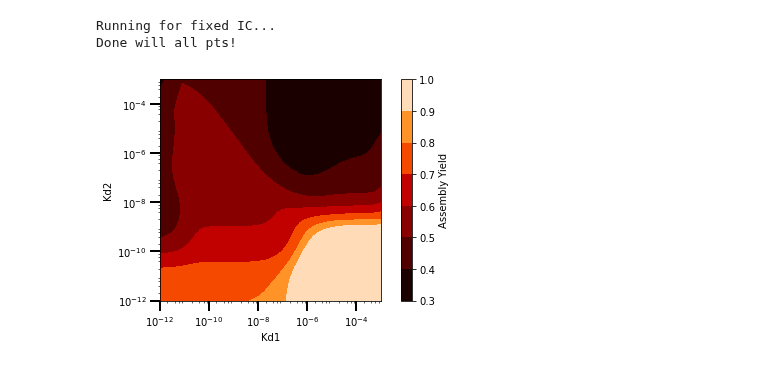
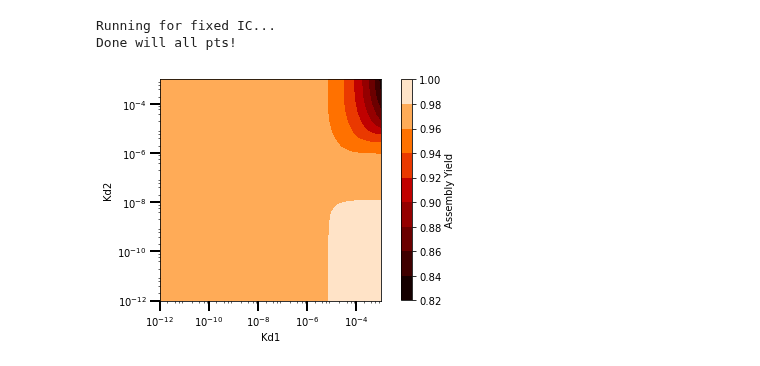
Before and after one commit to llagunes-324B21/Persephone_SR, a Jupyter notebook: May_2022/LL_SR_05_2022.ipynb, the cells around one changed output. Drawn from its saved outputs; the diff is of its cells as text; code cells hidden in the pictures.

Commit message:
plot kd1 vs kd2 heatmap -LL

```diff
--- a/May_2022/LL_SR_05_2022.ipynb
+++ b/May_2022/LL_SR_05_2022.ipynb
@@ -1025,8 +1025,8 @@ Done will all pts!
 # --- PARAMETERS ---
 # List of fixed parameters
 kOn = 10**6
-δ = 0 # degradation rate parameter
-Q = 0 # synthesis rate parameter
+δ_main = 2.8*10**-4 # degradation parameter term
+δ = δ_main # synthesis parameter
 IC_val = 4*10**-6
 # other parameters
 tEnd = 86400 # 24hrs
@@ -1060,7 +1060,8 @@ for kd2ind in range(0,nKdspts): # for each IC
         #AY_valStr = Yn_1[-1];
         AY_valStr = Yn_1;
         #print("IC= " + str(icVal) + " , Kd2= " + str(kd2_val) + " , AY= " +  str(AY_valStr))
-        kd1_kd2_AY_mat[kd1ind][kd2ind] = AY_valStr # IC on x-axis, Kd on y-axis
+        #kd1_kd2_AY_mat[kd1ind][kd2ind] = AY_valStr # IC on x-axis, Kd on y-axis
+        kd1_kd2_AY_mat[kd2ind][kd1ind] = AY_valStr
 
 print("Done will all pts!")
 #print(kd1_kd2_AY_mat)
@@ -1071,32 +1072,34 @@ Done will all pts!
 # --- plot heatmaps ---
 # Prep for plotting the heatmap
 
-AYmatPlt = np.flipud(kd1_kd2_AY_mat)
+#AYmatPlt = np.flipud(kd1_kd2_AY_mat)
+#AYmatPlt = np.fliplr(np.flipud(kd1_kd2_AY_mat))
+AYmatPlt=kd1_kd2_AY_mat
 
 fig, ax = plt.subplots()
 # im = ax.imshow(AYmatPlt)
 CS = ax.contourf(allKd2, allKd1, AYmatPlt,cmap=plt.cm.gist_heat)
 cbar = fig.colorbar(CS)
 cbar.ax.set_ylabel('Assembly Yield')
 
 ax.set_xscale('log')
 ax.set_yscale('log')
 ax.set_aspect('equal')
 
 # get ticks on log scale
 ax.tick_params(axis="x", direction="out", length=10, width=2, color="black")
 ax.tick_params(axis="y", direction="out", length=10, width=2, color="black")
 
 locmin = matplotlib.ticker.LogLocator(base=10.0,subs=(0.2,0.4,0.6,0.8),numticks=12)
 ax.xaxis.set_minor_locator(locmin); ax.yaxis.set_minor_locator(locmin)
 ax.yaxis.set_minor_formatter(matplotlib.ticker.NullFormatter())
 
 ax.set_xlabel('Kd1', fontsize=10)
 ax.set_ylabel('Kd2', fontsize=10)
 
 # plt.show()
 # save figure
 plt.tight_layout()
 plt.savefig('LL_SR_heatmap_AYvsKd1vsKd2_n50_synthDeg_KDic_'+today+'.eps')
 # %% [output]
-[figure, old version]
+[figure, new version]
```
Also changed, not shown: parts of 3 cells of this notebook.
